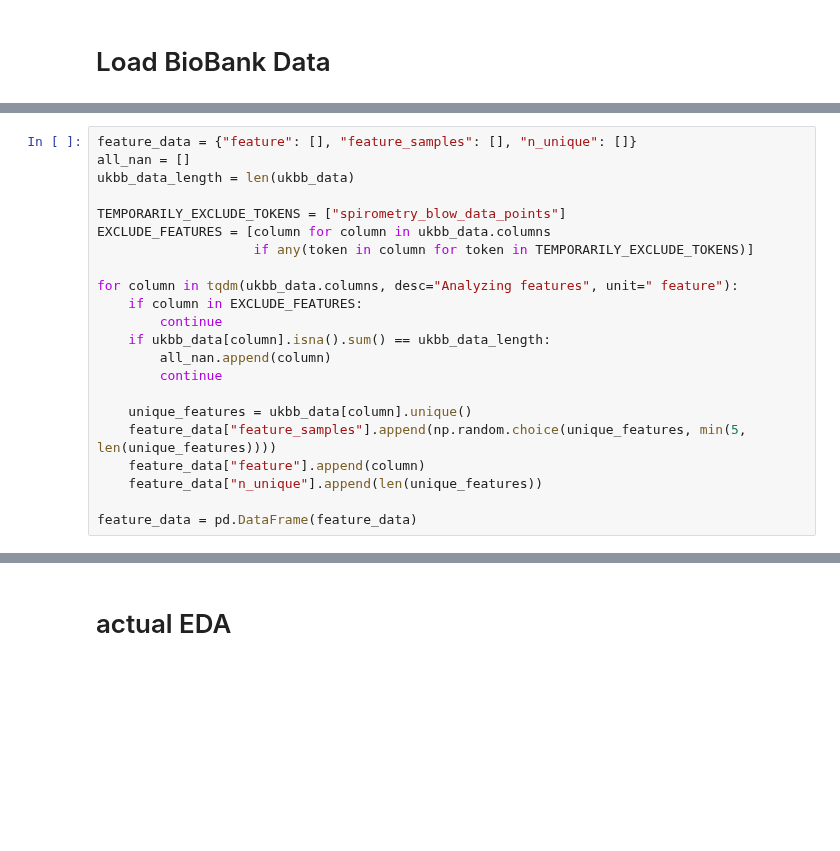
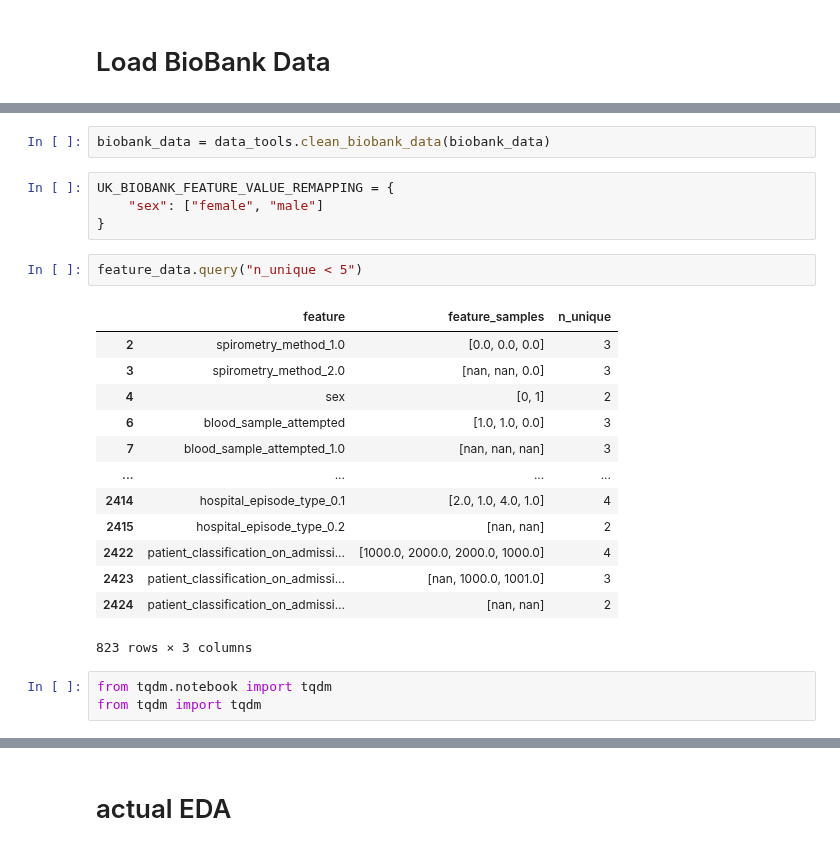
Before and after one commit to cole-khamnei/HLA_genotyping_associations, a Jupyter notebook: uk_biobank_EDA.ipynb, the cells around one changed output, grey strips where cells are left out. Drawn from its saved outputs; the diff is of its cells as text; blank space fills up the shorter version.

```diff
--- a/uk_biobank_EDA.ipynb
+++ b/uk_biobank_EDA.ipynb
@@ -75,22 +42,0 @@ clean_ukbb_data(ukbb_data)
-# %%
-feature_data = {"feature": [], "feature_samples": [], "n_unique": []}
-all_nan = []
-ukbb_data_length = len(ukbb_data)
-
-TEMPORARILY_EXCLUDE_TOKENS = ["spirometry_blow_data_points"]
-EXCLUDE_FEATURES = [column for column in ukbb_data.columns
-                    if any(token in column for token in TEMPORARILY_EXCLUDE_TOKENS)]
-
-for column in tqdm(ukbb_data.columns, desc="Analyzing features", unit=" feature"):
-    if column in EXCLUDE_FEATURES:
-        continue
-    if ukbb_data[column].isna().sum() == ukbb_data_length:
-        all_nan.append(column)
-        continue
-
-    unique_features = ukbb_data[column].unique()
-    feature_data["feature_samples"].append(np.random.choice(unique_features, min(5, len(unique_features))))
-    feature_data["feature"].append(column)
-    feature_data["n_unique"].append(len(unique_features))
-
-feature_data = pd.DataFrame(feature_data)
@@ -148,0 +57,25 @@ ax.set_xticklabels([f"{10 ** float(tick._text):,.0f}" for tick in ax.get_xtickla
+# %%
+biobank_data = data_tools.clean_biobank_data(biobank_data)
+# %%
+UK_BIOBANK_FEATURE_VALUE_REMAPPING = {
+    "sex": ["female", "male"]
+}
+# %%
+feature_data.query("n_unique < 5")
+# %% [output]
+|  | feature | feature_samples | n_unique |
+| 2 | spirometry_method_1.0 | [0.0, 0.0, 0.0] | 3 |
+| 3 | spirometry_method_2.0 | [nan, nan, 0.0] | 3 |
+| 4 | sex | [0, 1] | 2 |
+| 6 | blood_sample_attempted | [1.0, 1.0, 0.0] | 3 |
+| 7 | blood_sample_attempted_1.0 | [nan, nan, nan] | 3 |
+| ... | ... | ... | ... |
+| 2414 | hospital_episode_type_0.1 | [2.0, 1.0, 4.0, 1.0] | 4 |
+| 2415 | hospital_episode_type_0.2 | [nan, nan] | 2 |
+| 2422 | patient_classification_on_admissi... | [1000.0, 2000.0, 2000.0, 1000.0] | 4 |
+| 2423 | patient_classification_on_admissi... | [nan, 1000.0, 1001.0] | 3 |
+| 2424 | patient_classification_on_admissi... | [nan, nan] | 2 |
+823 rows × 3 columns
+# %%
+from tqdm.notebook import tqdm
+from tqdm import tqdm
```
Also changed, not shown: parts of 22 cells of this notebook, 2 other files.
